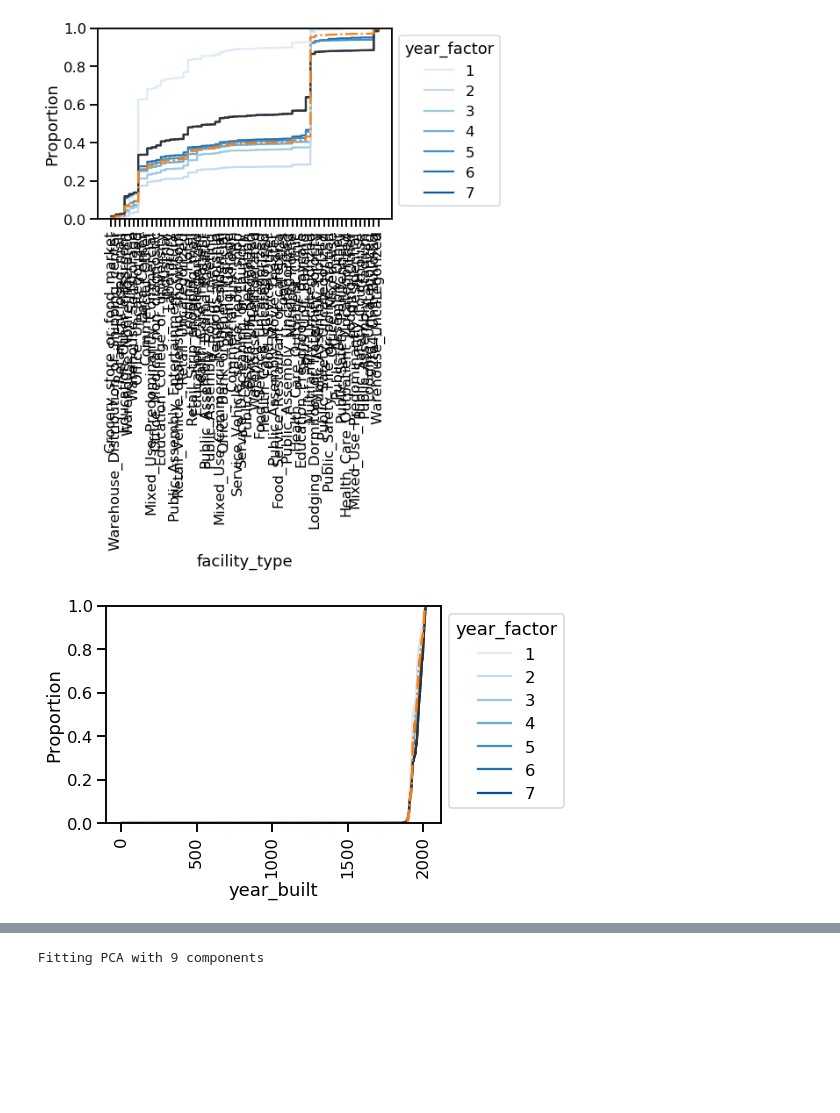
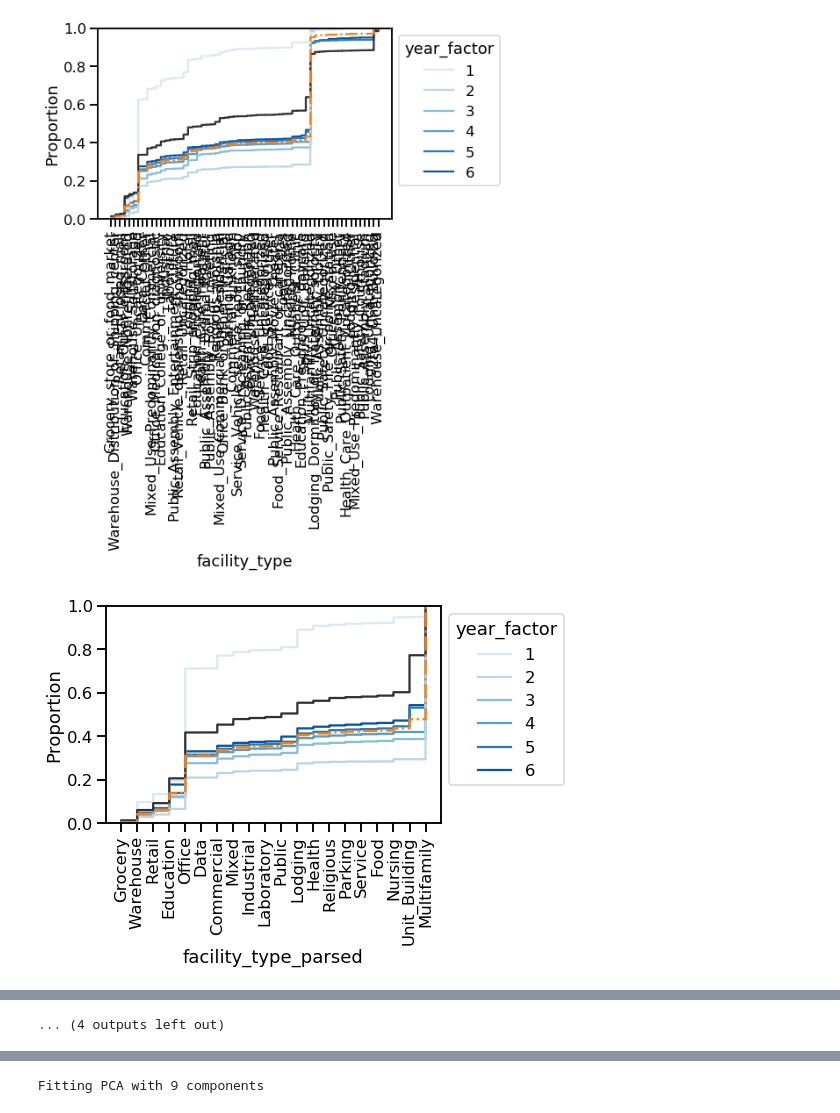
Before and after one commit to hannahpu/widsdatathon2022, a Jupyter notebook: notebook/eda_check_distributions.ipynb, the cells around one changed output, grey strips where cells are left out. Drawn from its saved outputs; the diff is of its cells as text; code cells hidden in the pictures; blank space fills up the shorter version.

```diff
--- a/notebook/eda_check_distributions.ipynb
+++ b/notebook/eda_check_distributions.ipynb
@@ -45,6 +41,8 @@ train_df.head()
 # %%
-train_df['log10_floor_area'] = np.log10(train_df['floor_area'])
-test_df['log10_floor_area'] = np.log10(test_df['floor_area'])
+train_df["log10_floor_area"] = np.log10(train_df["floor_area"])
+test_df["log10_floor_area"] = np.log10(test_df["floor_area"])
+train_df = parse_facility_type(train_df)
+test_df = parse_facility_type(test_df)
 all_df = (
     pd.concat([train_df, test_df]).astype({"year_factor": str}).reset_index(drop=True)
 )
@@ -72,49 +70,27 @@ Index(['year_factor', 'state_factor', 'building_class', 'facility_type',
       dtype='object')
 [interactive output not drawn]
 # %%
-from scipy import stats
-
+# Visualize CDFs
 for col in [
     "state_factor",
     "building_class",
     "facility_type",
+    "facility_type_parsed",
     "year_built",
     "energy_star_rating",
     "elevation",
-    #     "january_avg_temp",
-    #     "february_avg_temp",
-    #     "march_avg_temp",
-    #     "april_avg_temp",
-    #     "may_avg_temp",
-    #     "june_avg_temp",
-    #     "july_avg_temp",
-    #     "august_avg_temp",
-    #     "september_avg_temp",
-    #     "october_avg_temp",
-    #     "november_avg_temp",
-    #     "december_avg_temp",
+    "january_avg_temp",
+    "april_avg_temp",
+    "august_avg_temp",
+    "november_avg_temp",
     "cooling_degree_days",
     "heating_degree_days",
-    #     "precipitation_inches",
-    #     "snowfall_inches",
-    #     "snowdepth_inches",
-    #     "days_below_30f",
-    #     "days_below_20f",
-    #     "days_below_10f",
-    #     "days_below_0f",
-    #     "days_above_80f",
-    #     "days_above_90f",
-    #     "days_above_100f",
-    #     "days_above_110f",
-    #     "direction_max_wind_speed",
-    #     "direction_peak_wind_speed",
-    #     "max_wind_speed",
-    #     "days_with_fog",
+    "days_with_fog",
     "log10_floor_area",
 ]:
     plt.figure()
     ax = sns.ecdfplot(
-        data=all_df.astype({"year_factor": str}),
+        data=train_df.astype({"year_factor": str}),
         x=col,
         hue="year_factor",
         palette="Blues",
@@ -133,2 +109,2 @@ for col in [
-[figure, old version]
+[figure, new version]
-[figure, old version]
+[figure, new version]
@@ -140,0 +119 @@ for col in [
+... (4 outputs left out)
```
Also changed, not shown: parts of 10 cells of this notebook.
